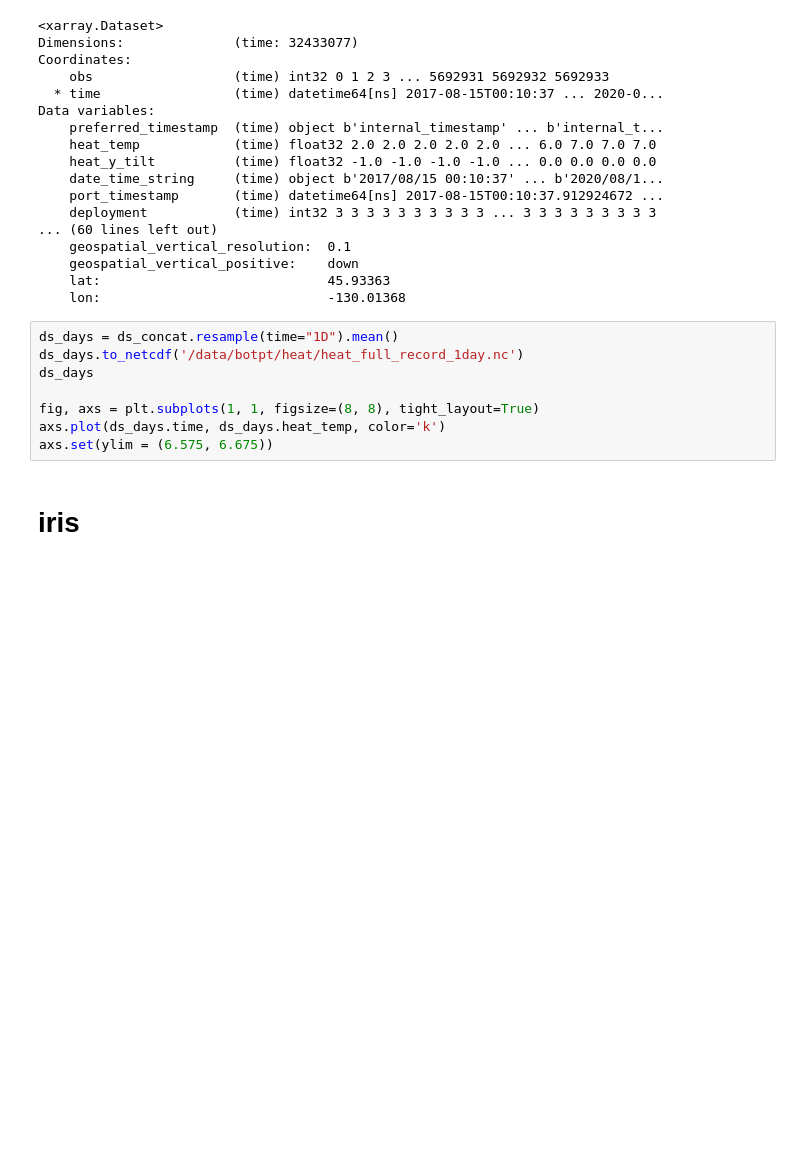
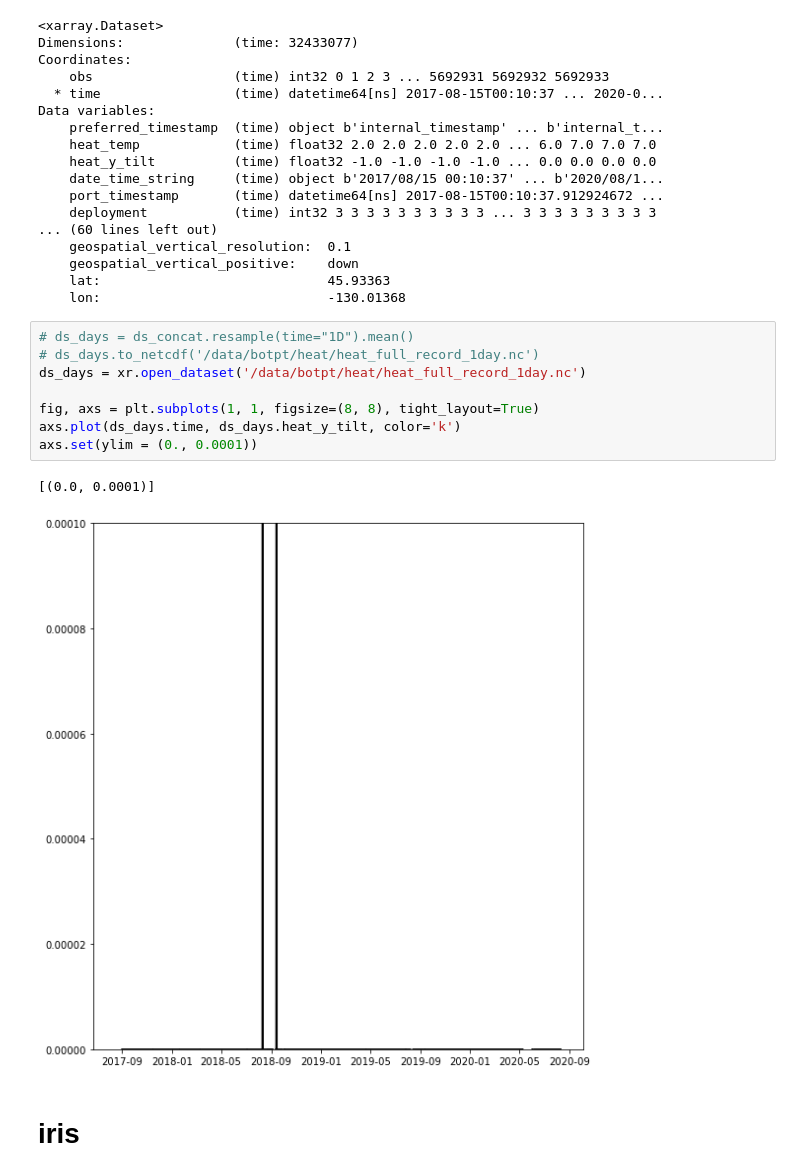
Before and after one commit to robfatland/chlorophyll, a Jupyter notebook: tilt.ipynb, the cells around one changed output. Cells and saved outputs as stored; diff of their text form; blank space fills up the shorter version.

Commit message:
heat

```diff
--- a/tilt.ipynb
+++ b/tilt.ipynb
@@ -357,13 +355,16 @@ Data variables:
     lat:                             45.93363
     lon:                             -130.01368
 # %%
-ds_days = ds_concat.resample(time="1D").mean()
-ds_days.to_netcdf('/data/botpt/heat/heat_full_record_1day.nc')
-ds_days
+# ds_days = ds_concat.resample(time="1D").mean()
+# ds_days.to_netcdf('/data/botpt/heat/heat_full_record_1day.nc')
+ds_days = xr.open_dataset('/data/botpt/heat/heat_full_record_1day.nc')
 
 fig, axs = plt.subplots(1, 1, figsize=(8, 8), tight_layout=True)
-axs.plot(ds_days.time, ds_days.heat_temp, color='k')
-axs.set(ylim = (6.575, 6.675))
+axs.plot(ds_days.time, ds_days.heat_y_tilt, color='k')
+axs.set(ylim = (0., 0.0001))
+# %% [output]
+[(0.0, 0.0001)]
+[figure, added]
 # %% [markdown]
 # iris
 # %%
```
Also changed, not shown: parts of 7 cells of this notebook.
